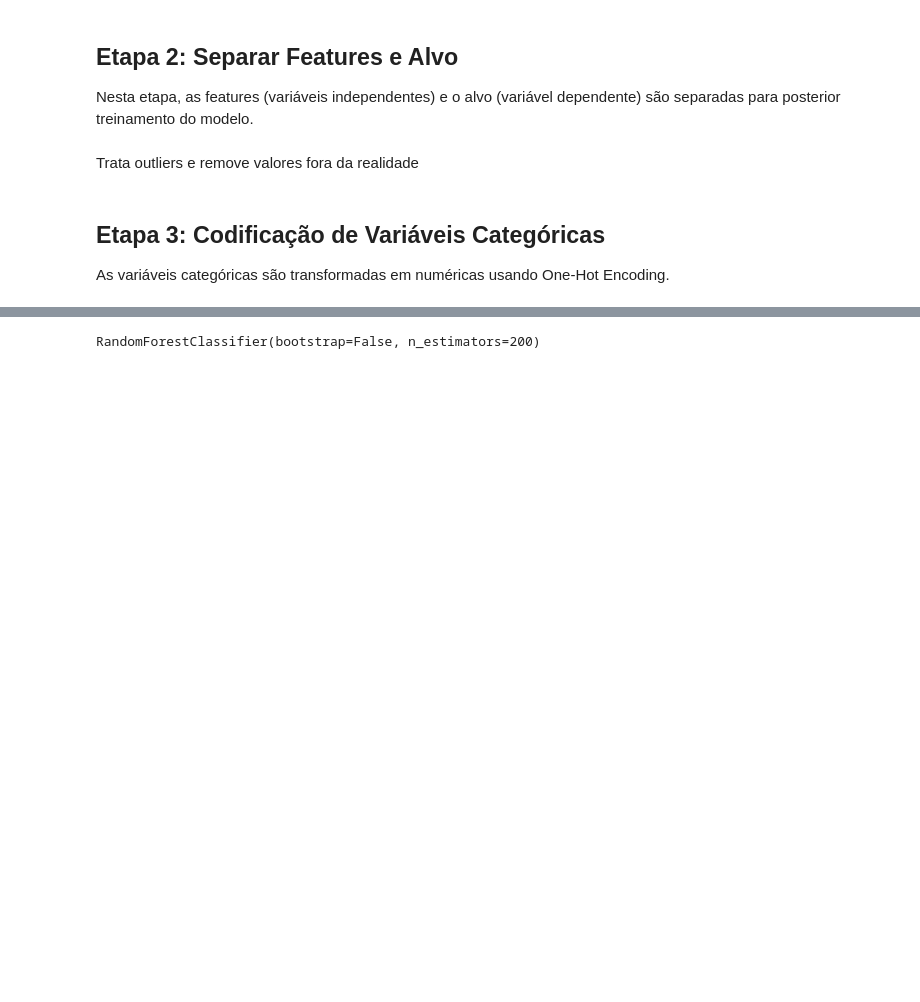
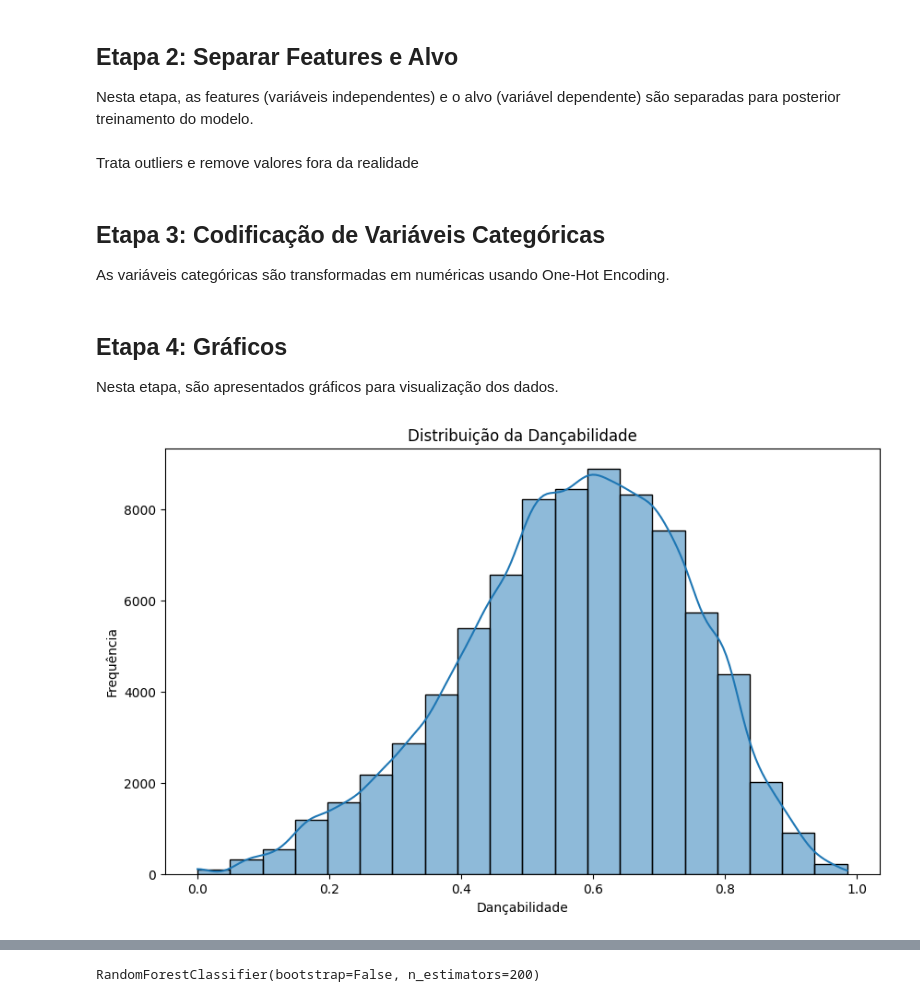
Before and after one commit to HeitorCand/SpotifyKaggle, a Jupyter notebook: Proximo hit Spotify.ipynb, the cells around one changed output, grey strips where cells are left out. Drawn from its saved outputs; the diff is of its cells as text; code cells hidden in the pictures; blank space fills up the shorter version.

```diff
--- a/Proximo hit Spotify.ipynb
+++ b/Proximo hit Spotify.ipynb
@@ -87,3 +87,16 @@ As variáveis categóricas são transformadas em numéricas usando One-Hot Encod
 # Codificar as variáveis categóricas usando One-Hot Encoding
 X_train_encoded = pd.get_dummies(X_train, drop_first=True)
 X_test_encoded = pd.get_dummies(df_test_cleaned, drop_first=True)
+# %% [markdown]
+## Etapa 4: Gráficos
+Nesta etapa, são apresentados gráficos para visualização dos dados.
+# %%
+# Plot 1: Distribuição da 'danceability'
+plt.figure(figsize=(10, 6))
+sns.histplot(df_train_cleaned['danceability'], bins=20, kde=True)
+plt.title('Distribuição da Dançabilidade')
+plt.xlabel('Dançabilidade')
+plt.ylabel('Frequência')
+plt.show()
+# %% [output]
+[figure, added]
```
Also changed, not shown: parts of 13 cells of this notebook, 1 other file.
